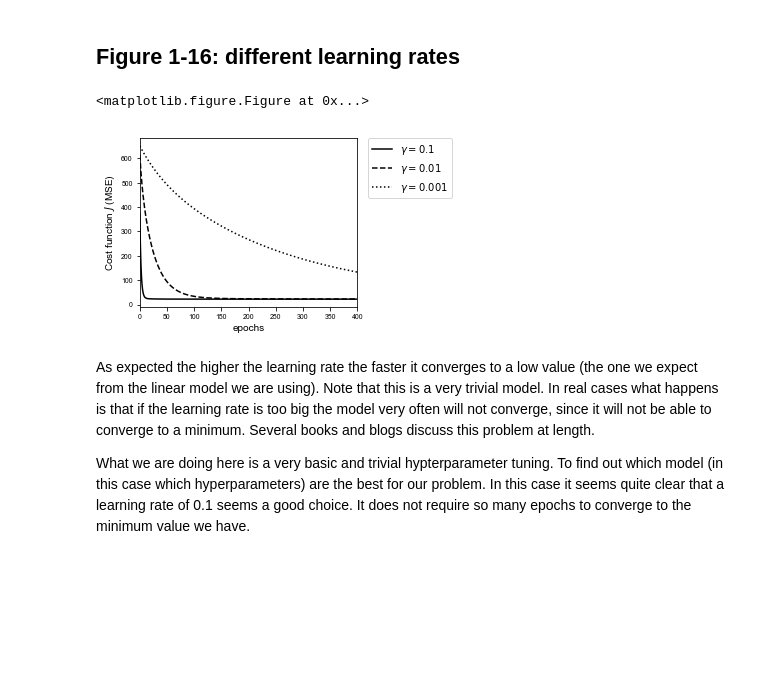
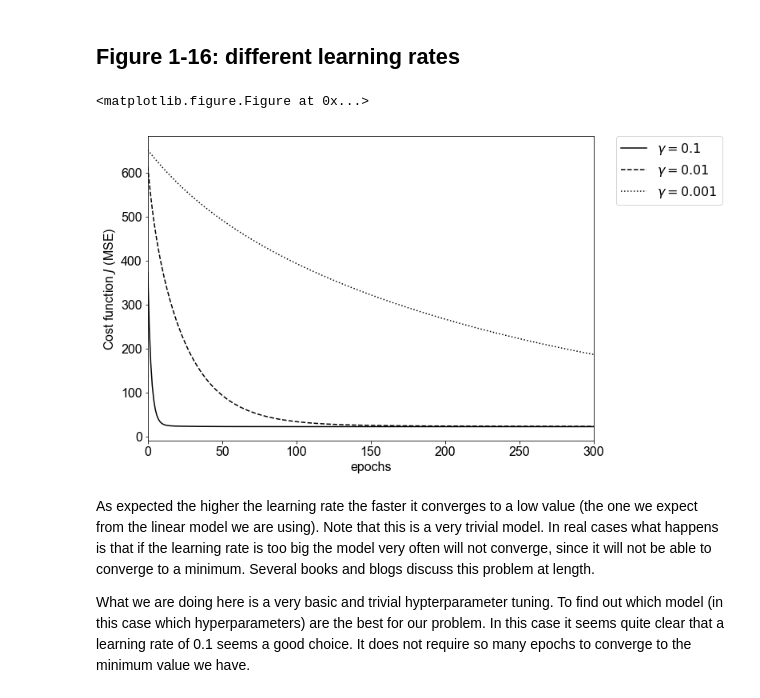
Before and after one commit to toelt-llc/COURSE-zhaw-dlcourse-spring2019, a Jupyter notebook: Week 4 - One Neuron/Week 4 - LInear Regression with Tensor Flow.ipynb, the cells around one changed output. Saved outputs shown, nothing was run; the diff lists cells and outputs as text; code cells hidden in the pictures; blank space fills up the shorter version.

```diff
--- a/Week 4 - One Neuron/Week 4 - LInear Regression with Tensor Flow.ipynb
+++ b/Week 4 - One Neuron/Week 4 - LInear Regression with Tensor Flow.ipynb
@@ -288,26 +288,23 @@ Reached epoch 10000 cost J = 22.131390
 # %%
 plt.rc('font', family='arial')
 plt.rc('xtick', labelsize='x-small')
 plt.rc('ytick', labelsize='x-small')
 
 plt.tight_layout()
 
-fig = plt.figure(figsize=(3.9, 3.1))
+fig = plt.figure(figsize=(10, 7))
 ax = fig.add_subplot(1, 1, 1)
-   #x = np.linspace(1., 8., 30)
 ax.plot(cost_history1, ls='solid', color = 'black', label='$\gamma=0.1$')
 ax.plot(cost_history2, ls='dashed', color = 'black', label='$\gamma=0.01$')
 ax.plot(cost_history3, ls='dotted', color = 'black', label='$\gamma=0.001$')
-ax.set_xlabel('epochs')
-ax.set_ylabel('Cost function $J$ (MSE)')
-plt.xlim(0,400)
-plt.legend(bbox_to_anchor=(1.05, 1), loc=2, borderaxespad=0.)
-
-fig.savefig('Figure_1-16'+'.pdf', format='pdf', dpi=300,bbox_inches='tight')
-fig.savefig('Figure_1-16'+'.png', format='png', dpi=300,bbox_inches='tight')
+ax.set_xlabel('epochs', fontsize = 16)
+ax.set_ylabel('Cost function $J$ (MSE)', fontsize = 16)
+plt.xlim(0,300)
+plt.legend(bbox_to_anchor=(1.05, 1), loc=2, borderaxespad=0., fontsize = 16)
+plt.tick_params(labelsize=16)
 # %% [output]
 <matplotlib.figure.Figure at 0x...>
-[figure, old version]
+[figure, new version]
 # %% [markdown]
 As expected the higher the learning rate the faster it converges to a low value (the one we expect from the linear model we are using). Note that this is a very trivial model. In real cases what happens is that if the learning rate is too big the model very often will not converge, since it will not be able to converge to a minimum. Several books and blogs discuss this problem at length.
 
```
Also changed, not shown: parts of 19 cells of this notebook.
